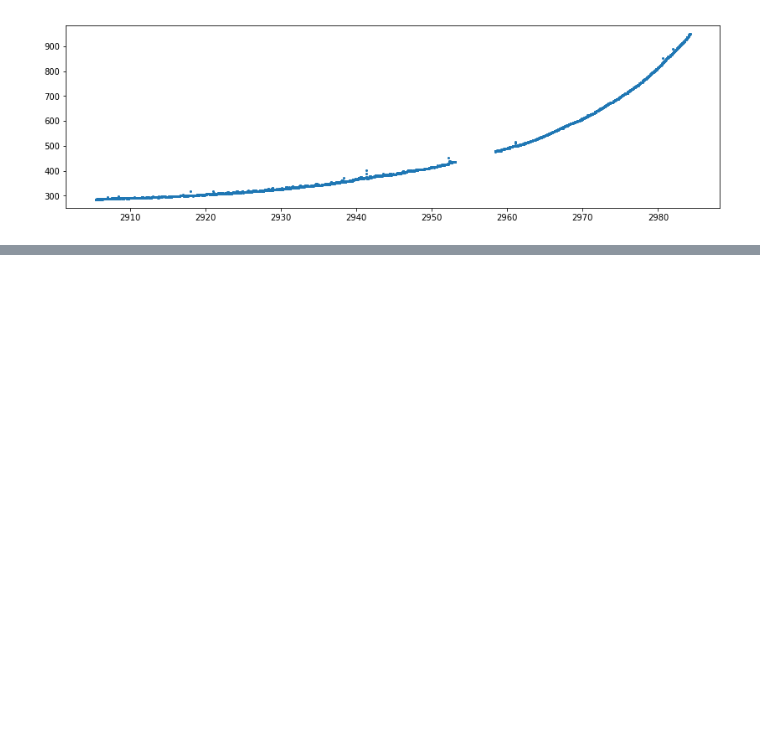
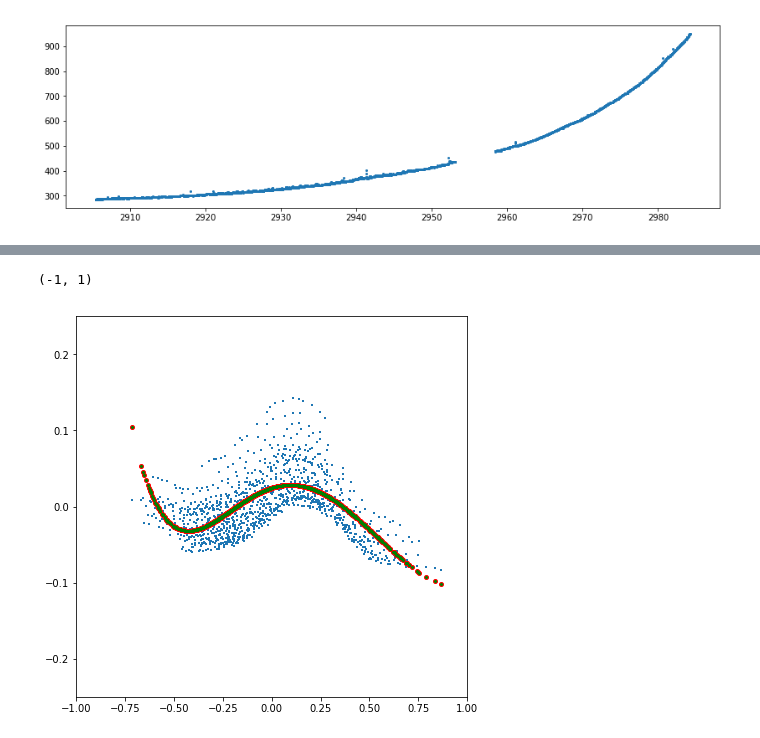
Before and after one commit to KeplerGO/pyke, a Jupyter notebook: docs/source/tutorials/ipython_notebooks/trappist1.ipynb, the cells around one changed output, grey strips where cells are left out. Cells and saved outputs as stored; diff of their text form; code cells hidden in the pictures; blank space fills up the shorter version.

```diff
--- a/docs/source/tutorials/ipython_notebooks/trappist1.ipynb
+++ b/docs/source/tutorials/ipython_notebooks/trappist1.ipynb
@@ -69,0 +72,4 @@ def _rotate_centroids(centroid_col, centroid_row):
+# %%
+def _rotate(eig_vec, centroid_col, centroid_row):
+    centroids = np.array([centroid_col, centroid_row])
+    return np.dot(eig_vec, centroids)
@@ -80,0 +94,12 @@ plt.scatter(col[~q], row[~q], marker='+', s=2)
+# %%
+rot_colp, rot_rowp = _rotate(eig_vec, col[q]-np.mean(col[q]), row[q]-np.mean(row[q]))
+# %%
+plt.figure(figsize=[7, 7])
+plt.scatter(rot_rowp, rot_colp, marker='+', s=2)
+plt.plot(rot_rowp, poly(*res.x), 'ro', markersize=4)
+plt.plot(rot_rowp, p5(rot_rowp), 'go', markersize=2)
+plt.ylim(-.25, .25)
+plt.xlim(-1, 1)
+# %% [output]
+(-1, 1)
+[figure, added]
```
Also changed, not shown: parts of 28 cells of this notebook.
